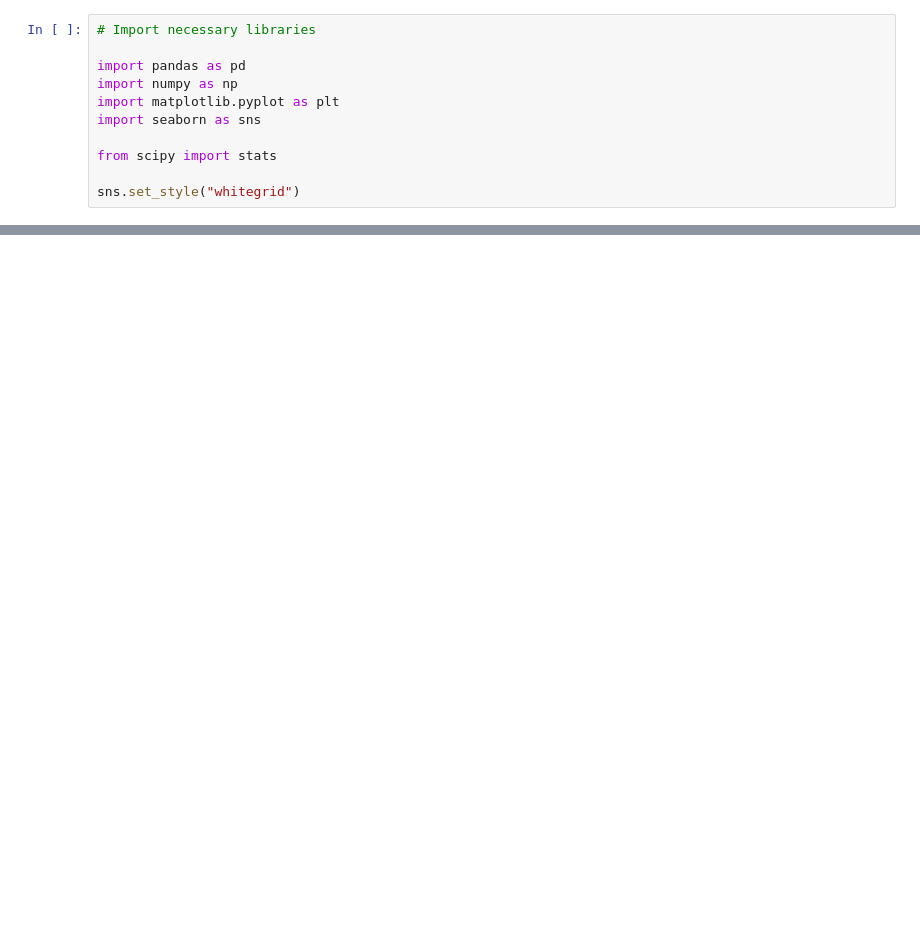
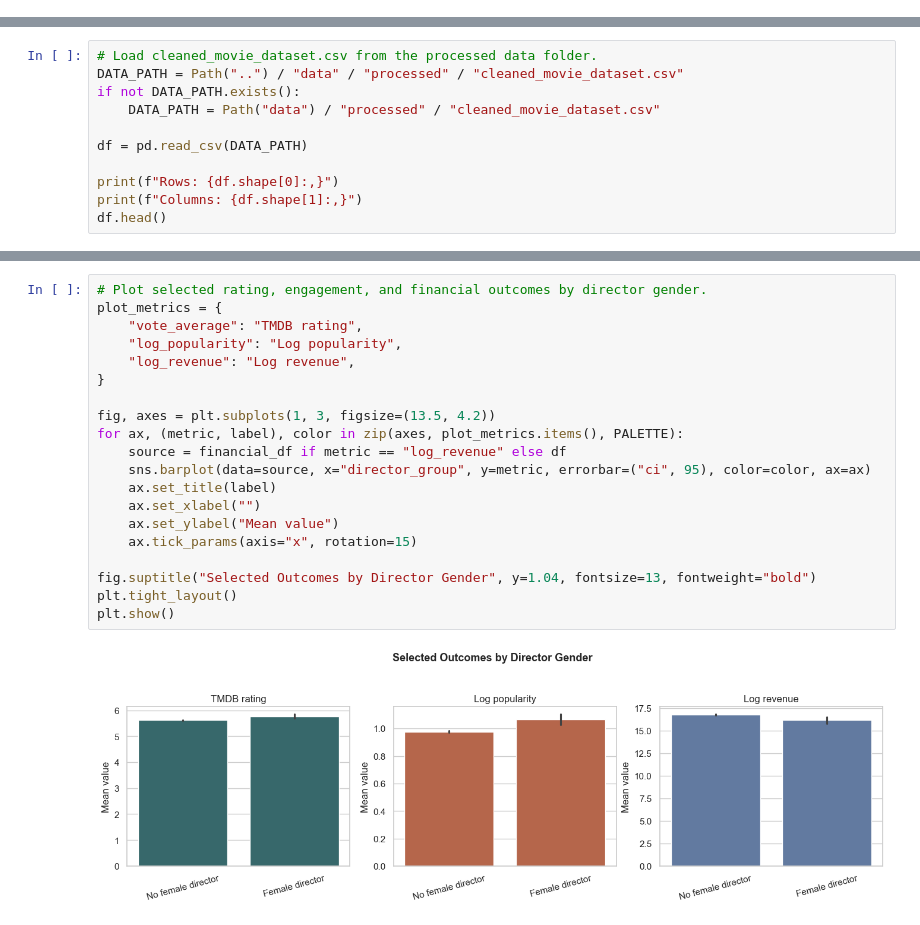
Before and after one commit to senakahya/Sena-Kahya-DSA210-Term-Project, a Jupyter notebook: notebooks/03_hypothesis_testing.ipynb, the cells around one changed output, grey strips where cells are left out. Cells and saved outputs as stored; diff of their text form; blank space fills up the shorter version.

Commit message:
Milestone2: Add machine learning methods and update analysis workflow with cleaned movie dataset

```diff
--- a/notebooks/03_hypothesis_testing.ipynb
+++ b/notebooks/03_hypothesis_testing.ipynb
@@ -1,11 +0,0 @@
-# %%
-# Import necessary libraries
-
-import pandas as pd
-import numpy as np
-import matplotlib.pyplot as plt
-import seaborn as sns
-
-from scipy import stats
-
-sns.set_style("whitegrid")
@@ -356,0 +25,11 @@ Female representation significantly affects popularity.
+# %%
+# Load cleaned_movie_dataset.csv from the processed data folder.
+DATA_PATH = Path("..") / "data" / "processed" / "cleaned_movie_dataset.csv"
+if not DATA_PATH.exists():
+    DATA_PATH = Path("data") / "processed" / "cleaned_movie_dataset.csv"
+
+df = pd.read_csv(DATA_PATH)
+
+print(f"Rows: {df.shape[0]:,}")
+print(f"Columns: {df.shape[1]:,}")
+df.head()
@@ -356,0 +237,22 @@ Female representation significantly affects popularity.
+# %%
+# Plot selected rating, engagement, and financial outcomes by director gender.
+plot_metrics = {
+    "vote_average": "TMDB rating",
+    "log_popularity": "Log popularity",
+    "log_revenue": "Log revenue",
+}
+
+fig, axes = plt.subplots(1, 3, figsize=(13.5, 4.2))
+for ax, (metric, label), color in zip(axes, plot_metrics.items(), PALETTE):
+    source = financial_df if metric == "log_revenue" else df
+    sns.barplot(data=source, x="director_group", y=metric, errorbar=("ci", 95), color=color, ax=ax)
+    ax.set_title(label)
+    ax.set_xlabel("")
+    ax.set_ylabel("Mean value")
+    ax.tick_params(axis="x", rotation=15)
+
+fig.suptitle("Selected Outcomes by Director Gender", y=1.04, fontsize=13, fontweight="bold")
+plt.tight_layout()
+plt.show()
+# %% [output]
+[figure, added]
```
Also changed, not shown: parts of 58 cells of this notebook, 9 other files.
